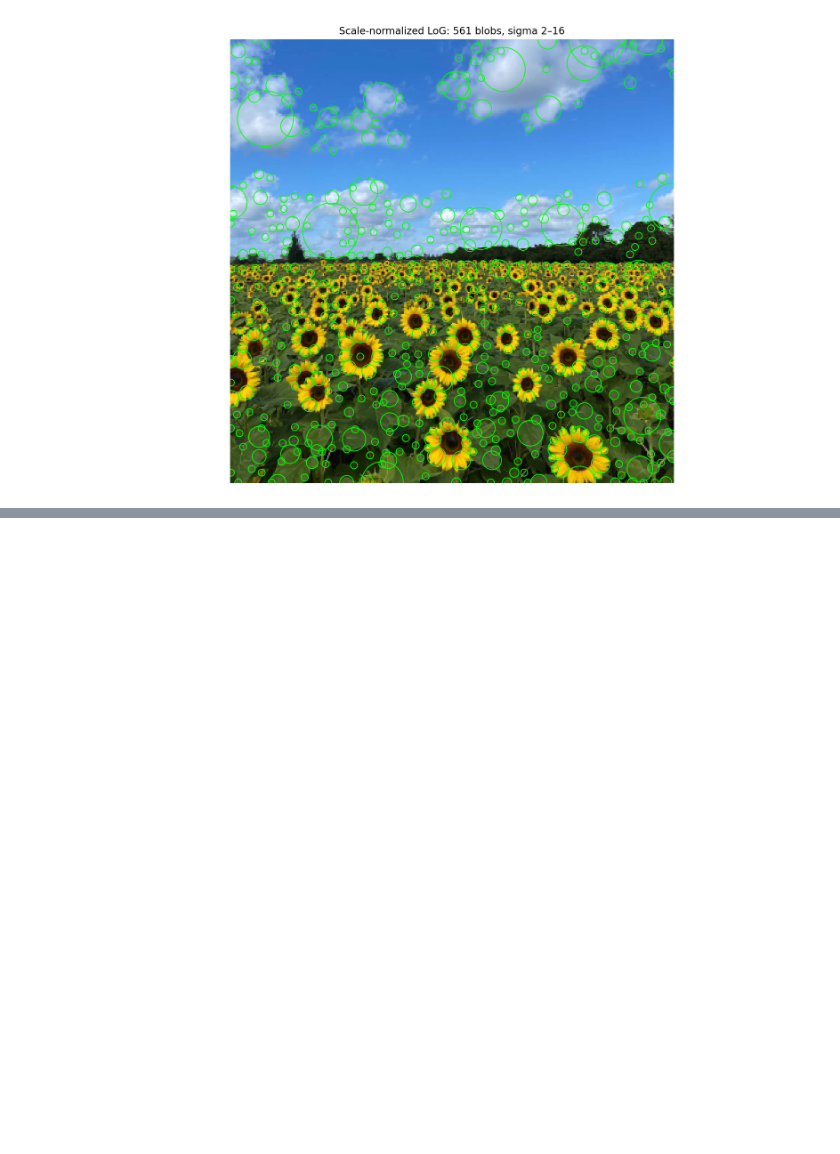
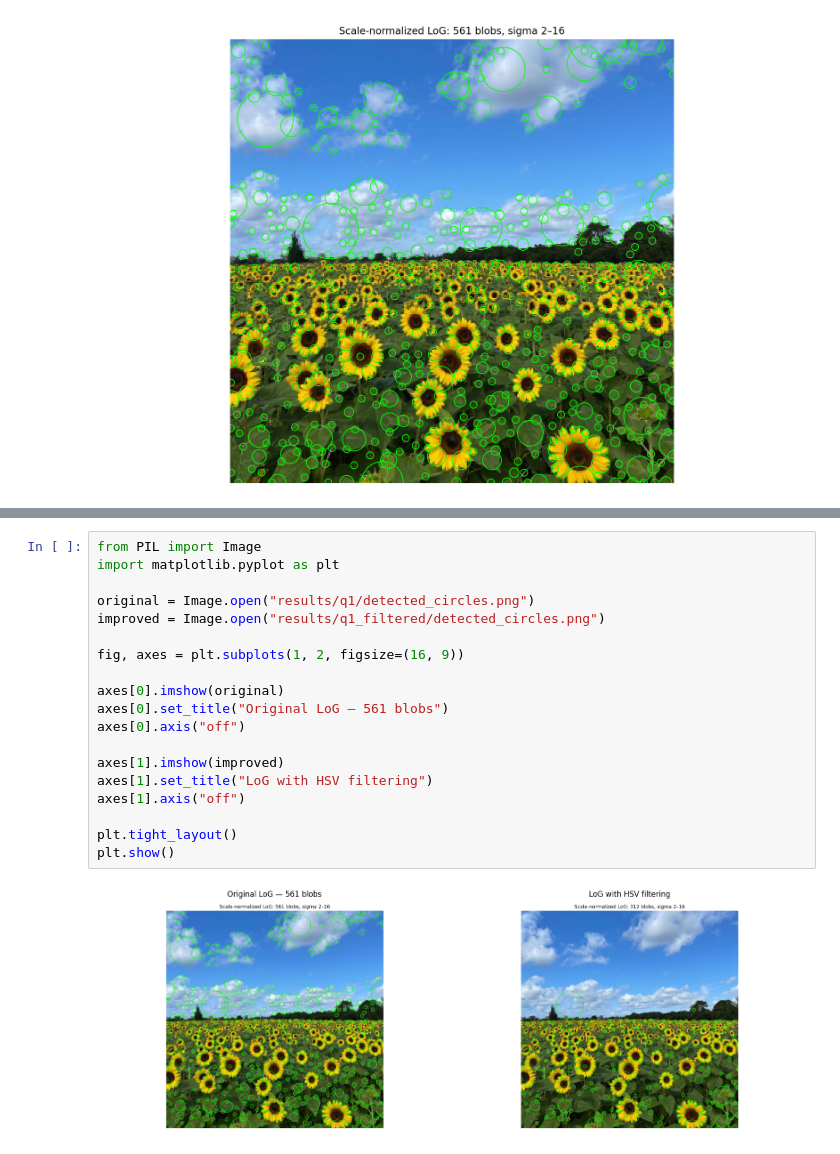
Before and after one commit to NisalJayaweera/EN3160-Fitting-and-Alignment, a Jupyter notebook: notebooks/Q1_Sunflower_Blob_Detection.ipynb, the cells around one changed output, grey strips where cells are left out. Cells and saved outputs as stored; diff of their text form; blank space fills up the shorter version.

Commit message:
experiment: compare baseline LoG and HSV-filtered detections

```diff
--- a/notebooks/Q1_Sunflower_Blob_Detection.ipynb
+++ b/notebooks/Q1_Sunflower_Blob_Detection.ipynb
@@ -114,0 +152,21 @@ display(Image(
+# %%
+from PIL import Image
+import matplotlib.pyplot as plt
+
+original = Image.open("results/q1/detected_circles.png")
+improved = Image.open("results/q1_filtered/detected_circles.png")
+
+fig, axes = plt.subplots(1, 2, figsize=(16, 9))
+
+axes[0].imshow(original)
+axes[0].set_title("Original LoG — 561 blobs")
+axes[0].axis("off")
+
+axes[1].imshow(improved)
+axes[1].set_title("LoG with HSV filtering")
+axes[1].axis("off")
+
+plt.tight_layout()
+plt.show()
+# %% [output]
+[figure, added]
```
Also changed, not shown: parts of 2 cells of this notebook.
